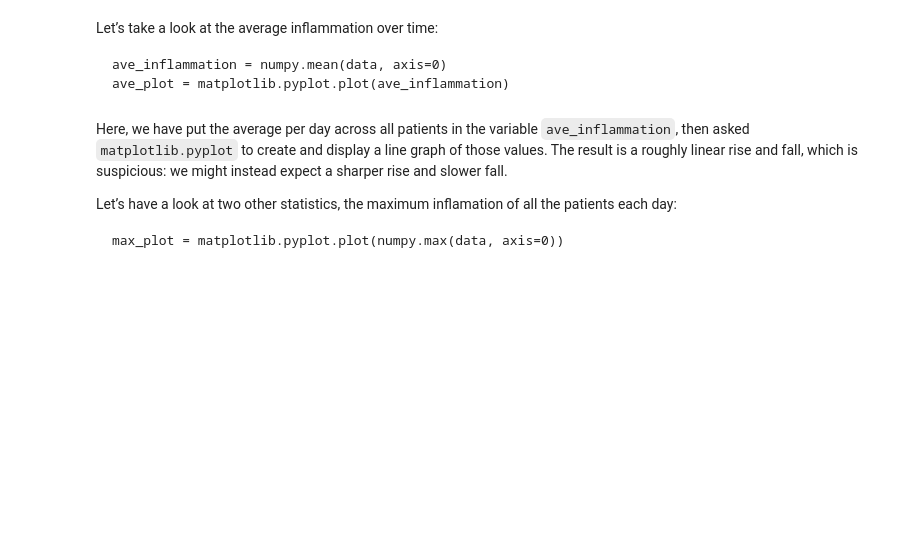
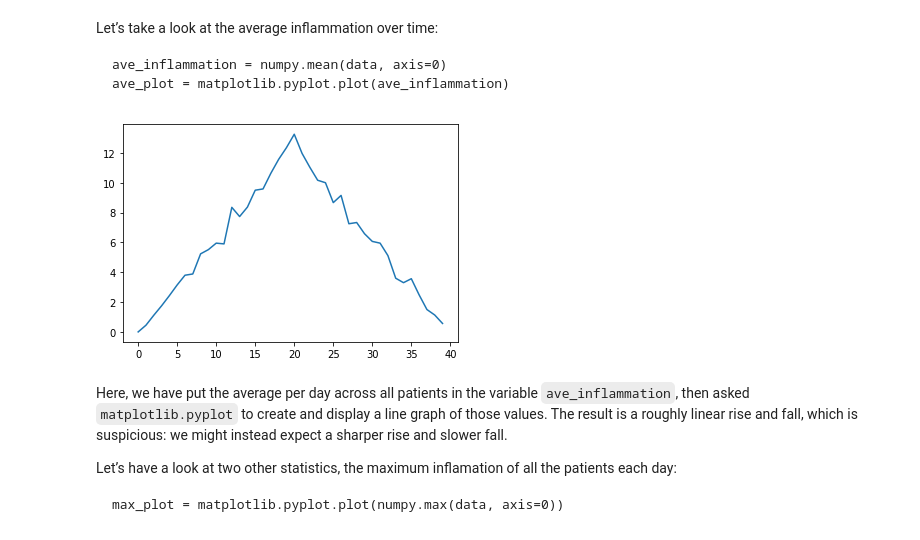
Before and after one commit to emichan14/2019-07-24-intro-to-python-workshop, a Jupyter notebook: lessons/python/ep1-introduction.ipynb, the cells around one changed output. Cells and saved outputs as stored; diff of their text form; code cells hidden in the pictures; blank space fills up the shorter version.

````diff
--- a/lessons/python/ep1-introduction.ipynb
+++ b/lessons/python/ep1-introduction.ipynb
@@ -541,6 +744,12 @@ Let’s take a look at the average inflammation over time:
 ave_inflammation = numpy.mean(data, axis=0)
 ave_plot = matplotlib.pyplot.plot(ave_inflammation)
 ```
+# %%
+#表をだす
+ave_inflammation = numpy.mean(data, axis=0)
+ave_plot = matplotlib.pyplot.plot(ave_inflammation)
+# %% [output]
+[figure, added]
 # %% [markdown]
 Here, we have put the average per day across all patients in the variable `ave_inflammation`, then asked `matplotlib.pyplot` to create and display a line graph of those values. The result is a roughly linear rise and fall, which is suspicious: we might instead expect a sharper rise and slower fall.
 
````
Also changed, not shown: parts of 38 cells of this notebook, 1 other file.
